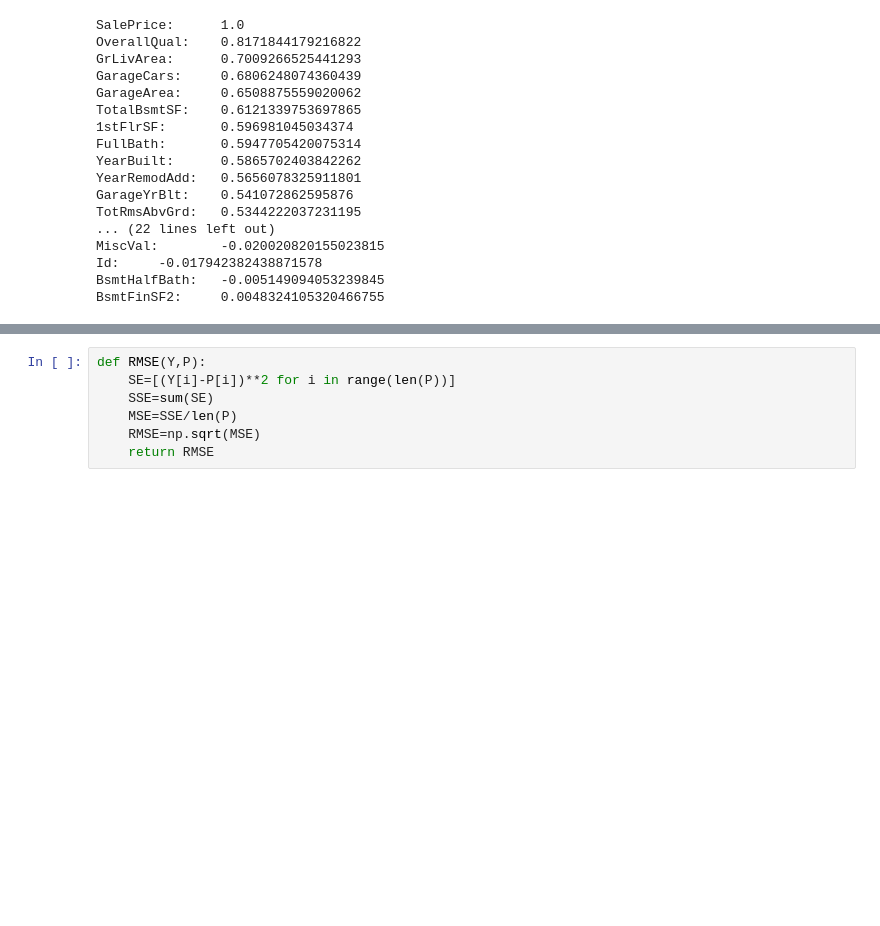
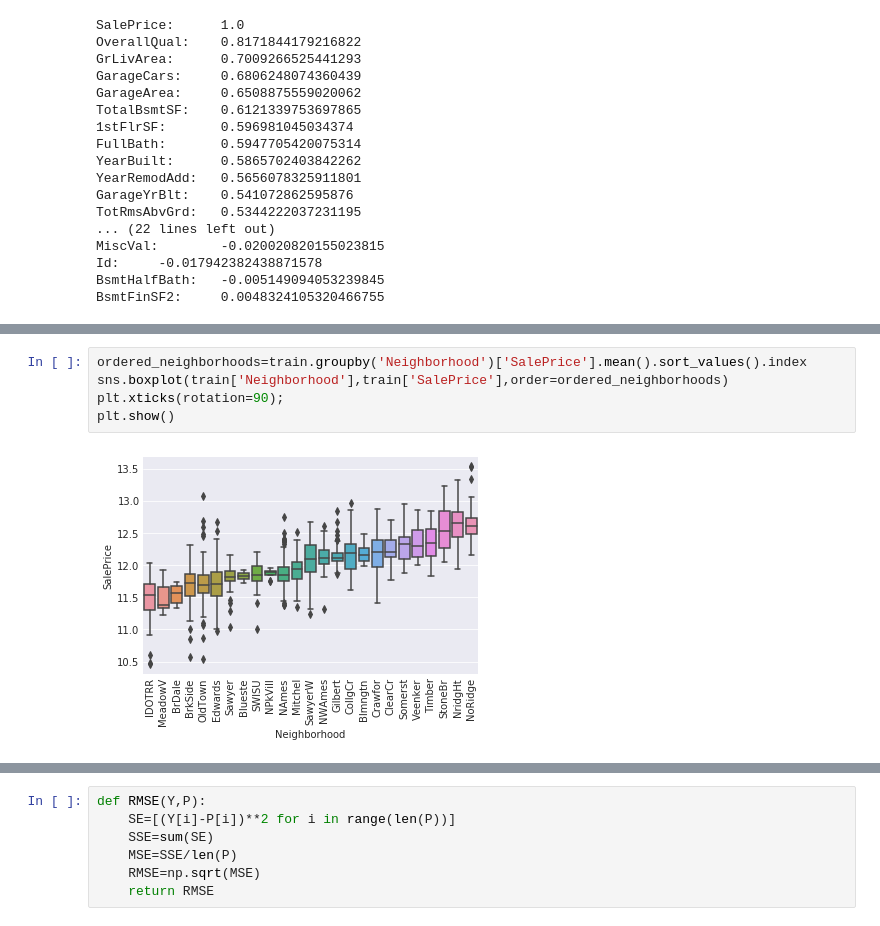
Before and after one commit to glingram/Housing, a Jupyter notebook: Housing.ipynb, the cells around one changed output, grey strips where cells are left out. Drawn from its saved outputs; the diff is of its cells as text; blank space fills up the shorter version.

```diff
--- a/Housing.ipynb
+++ b/Housing.ipynb
@@ -157,3 +151,10 @@ plt.show()
+# %%
+ordered_neighborhoods=train.groupby('Neighborhood')['SalePrice'].mean().sort_values().index
+sns.boxplot(train['Neighborhood'],train['SalePrice'],order=ordered_neighborhoods)
+plt.xticks(rotation=90);
+plt.show()
+# %% [output]
+[figure, added]
 # %%
 sns.boxplot(train['YearBuilt'],train['SalePrice'])
 plt.xticks(rotation=90);
```
Also changed, not shown: parts of 31 cells of this notebook.
